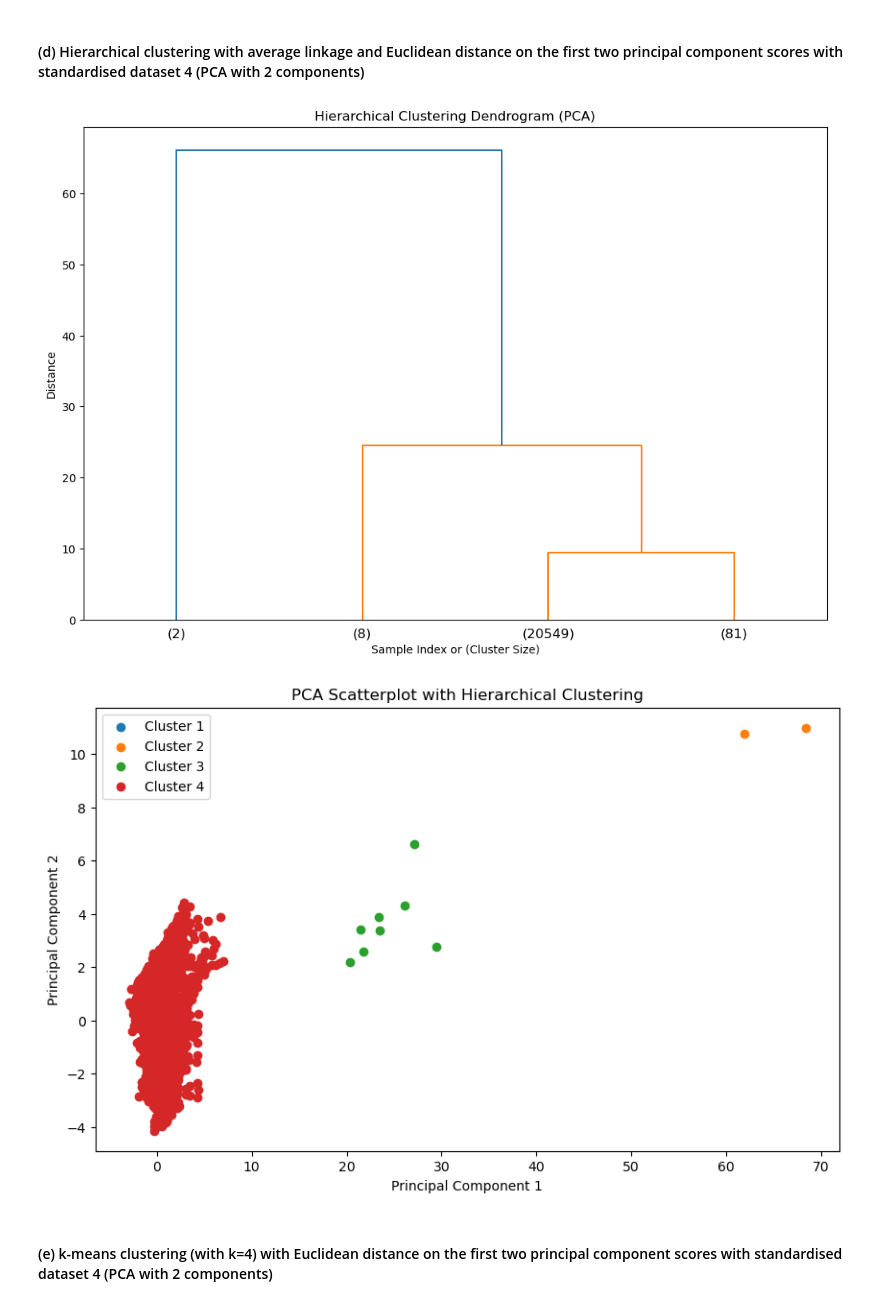
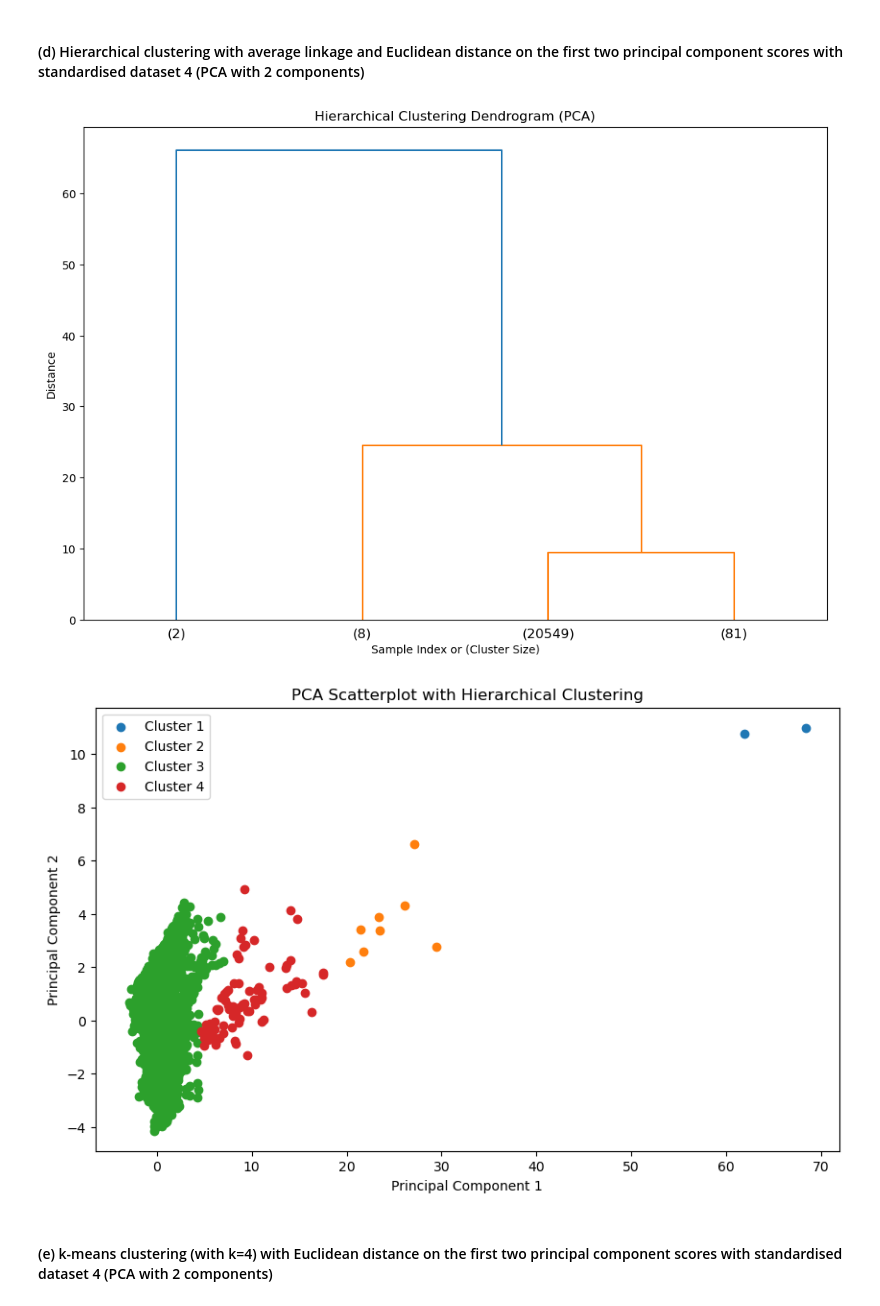
Before and after one commit to LisonLau/CITS5508-Assignments, a Jupyter notebook: Assignment 3 (20%)/assig3_23123849..ipynb, the cells around one changed output. Cells and saved outputs as stored; diff of their text form; code cells hidden in the pictures.

```diff
--- a/Assignment 3 (20%)/assig3_23123849..ipynb
+++ b/Assignment 3 (20%)/assig3_23123849..ipynb
@@ -103,8 +103,21 @@ numerical_columns = ['longitude', 'latitude', 'housingMedianAge', 'totalRooms',
 # %% [markdown]
 ## Analysing the impact of different data transformations
 # %%
+# One-hot encode the 'oceanProximity' column
+categorical = dataset[['oceanProximity']]
+onehot_encoder = OneHotEncoder()
+encoded = onehot_encoder.fit_transform(categorical)
+encoded_array = encoded.toarray()
+
+# Get the column names of the one-hot encoded features
+categorical_columns = onehot_encoder.categories_[0]
+reference_column = categorical_columns[0]
+encoded_df = pd.DataFrame(encoded_array, columns=categorical_columns)
+
 # Create dataset 1
-data1 = pd.get_dummies(dataset, columns=['oceanProximity'], drop_first=True)
+data1 = pd.concat([dataset, encoded_df], axis=1)
+data1.drop('oceanProximity', axis=1, inplace=True)
+data1.drop(reference_column, axis=1, inplace=True)
 
 # Make sure target column is at the end
 data1_target_temp = data1['medianHouseValue']
@@ -115,7 +128,6 @@ data1['medianHouseValue'] = data1_target_temp
 data2 = data1.copy()
 data2['medianHouseValue'] /= 100000.0
 
-# Display shape of the datasets
-print("data1:", data1.shape)
-print("data2:", data2.shape)
+print("Shape of data1:", data1.shape)
+print("Shape of data2:", data2.shape)
 # %% [output]
@@ -574,9 +586,8 @@ Test set RMSE       : 1.3394144069946134
 ### D9 Create dataset 4 - dataset 3 without categorical variables
 # %%
 # Create dataset 4 (without categorical variables)
-remove_categorical = ['oceanProximity_INLAND', 'oceanProximity_ISLAND', 'oceanProximity_NEAR BAY', 'oceanProximity_NEAR OCEAN']
 data4 = data3.copy()
-data4 = data4.drop(remove_categorical, axis=1)
+data4 = data4.drop(categorical_columns[1:], axis=1)
 
 # Standardise the data
 scaler4 = StandardScaler()
@@ -719,26 +730,26 @@ kmeans_cluster
 # %%
 # Perform hierarchical clustering on the first two principal component scores
 Z_pca = linkage(data4_pca, method='average', metric='euclidean')
 
 # Plot the dendrogram
 plot_dendrogram(Z_pca, 4, '(PCA)')
 
 clusters_pca = fcluster(Z_pca, 4, criterion='maxclust')
 
 # Scatterplot of the first two principal components with different colors for each cluster
 plt.figure(figsize=(10, 6))
-for i in range(4):
+for i in range(1, 5):
     x_scatter = data4_pca[clusters_pca == i, 0]
     y_scatter = data4_pca[clusters_pca == i, 1]
-    plt.scatter(x_scatter, y_scatter, label=f'Cluster {i+1}')
+    plt.scatter(x_scatter, y_scatter, label=f'Cluster {i}')
 plt.xlabel('Principal Component 1')
 plt.ylabel('Principal Component 2')
 plt.title('PCA Scatterplot with Hierarchical Clustering')
 plt.legend()
 plt.show()
 # %% [output]
 [figure]
-[figure, old version]
+[figure, new version]
 # %% [markdown]
 #### (e) k-means clustering (with k=4) with Euclidean distance on the first two principal component scores with standardised dataset 4 (PCA with 2 components)
 # %%
```
Also changed, not shown: parts of 6 cells of this notebook.
